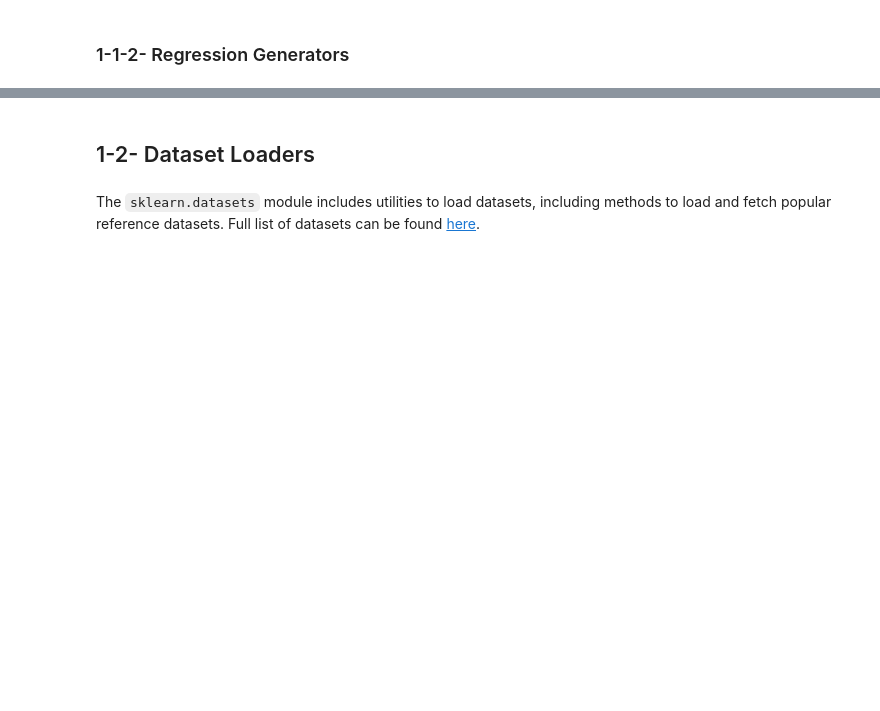
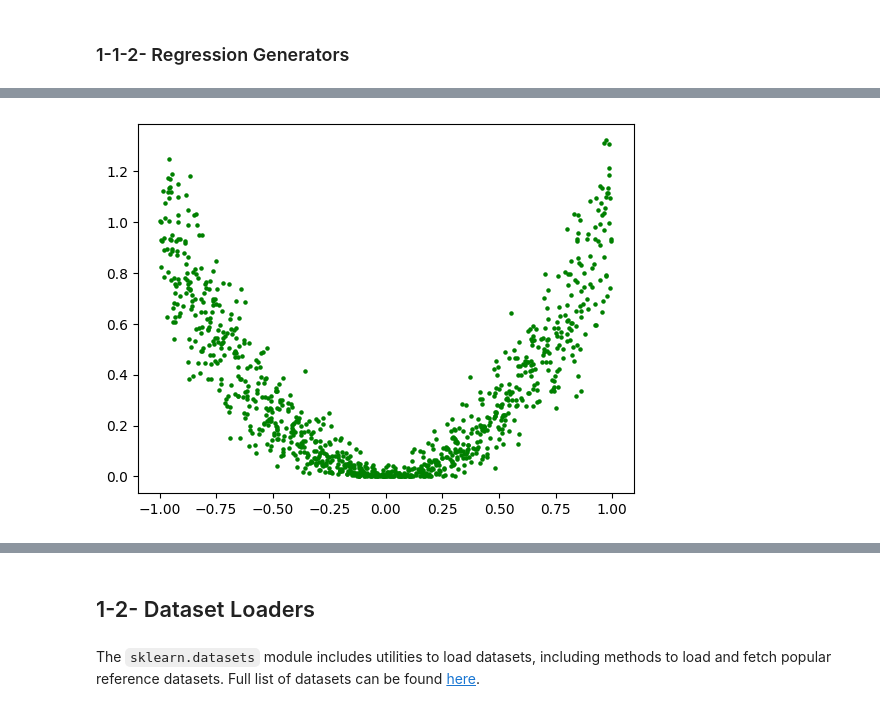
Before and after one commit to tabaraei/Data-Science-Toolkit, a Jupyter notebook: Scikit-Learn.ipynb, the cells around one changed output, grey strips where cells are left out. Saved outputs shown, nothing was run; the diff lists cells and outputs as text; code cells hidden in the pictures; blank space fills up the shorter version.

```diff
--- a/Scikit-Learn.ipynb
+++ b/Scikit-Learn.ipynb
@@ -116,0 +166,7 @@ For Biclustering, please refer to [this section](https://scikit-learn.org/stable
+# %%
+import matplotlib.pyplot as plt
+
+X, y = regression_generator(expr='y**2')
+plt.scatter(X, y, c='green', s=5);
+# %% [output]
+[figure, added]
```
Also changed, not shown: parts of 28 cells of this notebook.
